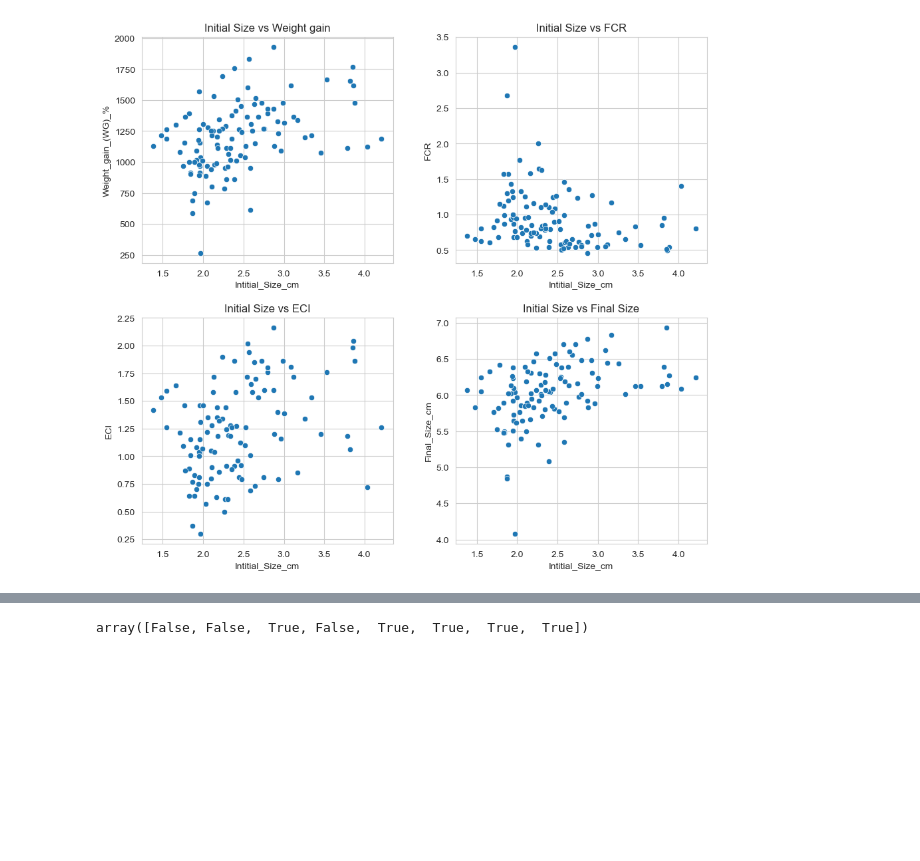
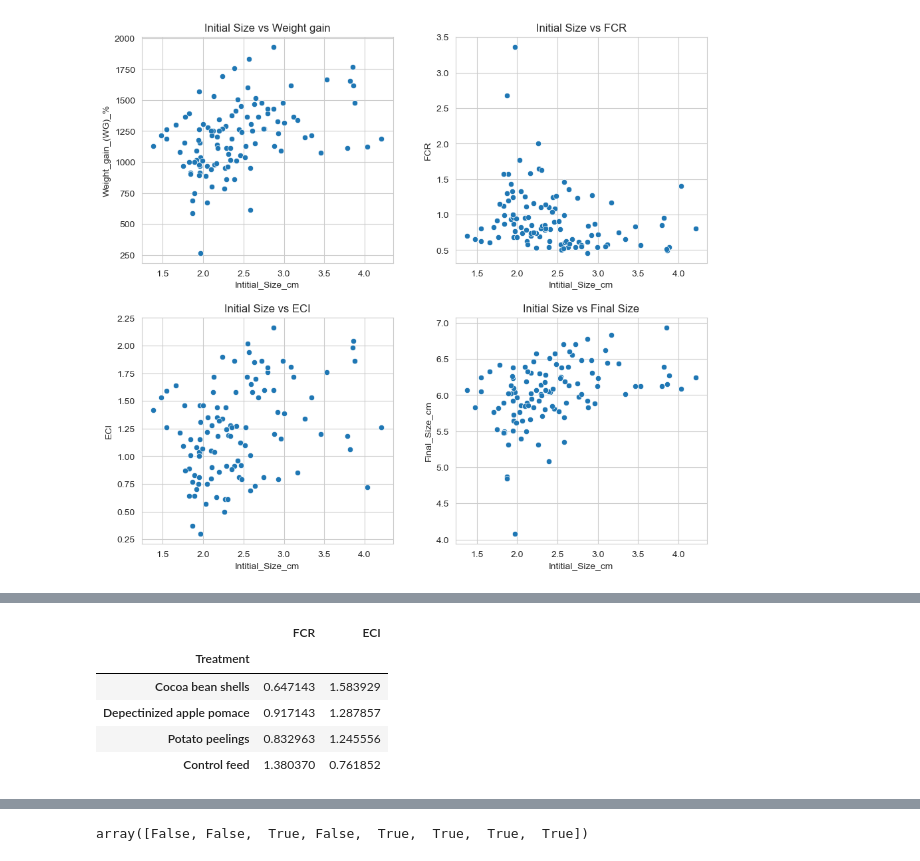
Before and after one commit to Alexis-martinezr/Machine-learning-biociencias, a Jupyter notebook: Analisis del crecimiento de camaron en funcion de la alimentacion.ipynb, the cells around one changed output, grey strips where cells are left out. Cells and saved outputs as stored; diff of their text form; code cells hidden in the pictures; blank space fills up the shorter version.

```diff
--- a/Analisis del crecimiento de camaron en funcion de la alimentacion.ipynb
+++ b/Analisis del crecimiento de camaron en funcion de la alimentacion.ipynb
@@ -266,12 +213,3 @@ Dentro de los datos se encuentran numerosas variables de respuesta o variables d
 - Time of death (day)
 
 Al no ser variables que se puedan manipular o cambiar para observar su efecto, solo se tomara una de ella como variable 'Y' para la creacion de un modelo de machine learning y no se incluiran el resto como caracteristicas 'X'. Sin embargo, pueden crearse varios modelos de machine learning para predecir estas variables dependientes.
-# %%
-data_filtrado = data_filtrado.drop(['Survival_rate_%', 'Time_of_death_(day)'], axis=1)
-correlacion_f = data_filtrado.corr()
-
-sns.set_style('whitegrid')
-plt.figure(figsize=(10, 8))
-sns.heatmap(correlacion_f, annot=True, fmt=".2f", cmap='coolwarm', square=True, cbar_kws={"shrink": .8})
-plt.title('Matriz de Correlación')
-plt.show()
@@ -465,0 +399,2 @@ s
+# %%
+df = data_filtrado
@@ -465,0 +436,9 @@ s
+# %%
+df.groupby('Treatment')[['FCR', 'ECI']].mean().sort_values('ECI', ascending=False)
+# %% [output]
+|  | FCR | ECI |
+| Treatment |  |  |
+| Cocoa bean shells | 0.647143 | 1.583929 |
+| Depectinized apple pomace | 0.917143 | 1.287857 |
+| Potato peelings | 0.832963 | 1.245556 |
+| Control feed | 1.380370 | 0.761852 |
```
Also changed, not shown: parts of 31 cells of this notebook, 1 other file.
